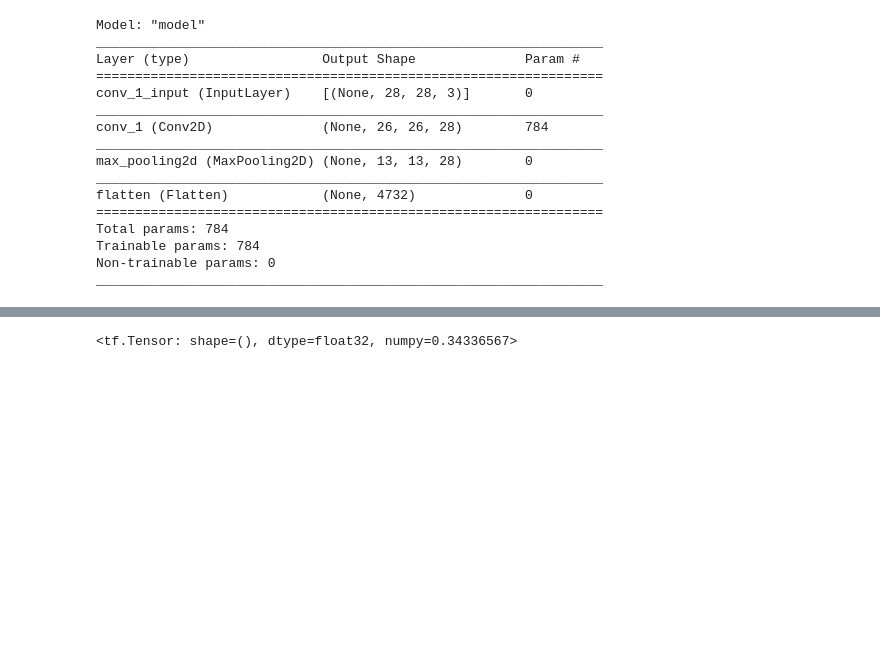
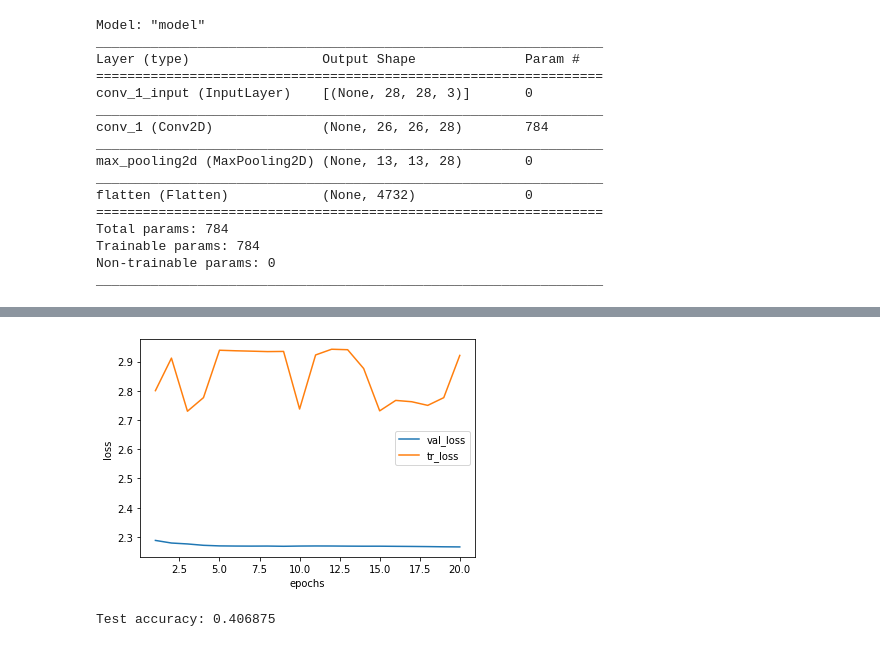
Before and after one commit to vvekraman/Missing-Class-Robust-Domain-Adaptation-by-Unilateral-Alignment, a Jupyter notebook: Implementation_DAUA.ipynb, the cells around one changed output, grey strips where cells are left out. Drawn from its saved outputs; the diff is of its cells as text; code cells hidden in the pictures; blank space fills up the shorter version.

```diff
--- a/Implementation_DAUA.ipynb
+++ b/Implementation_DAUA.ipynb
@@ -337,17 +366,31 @@ Training accuracy @ epoch:  9  is  0.8919462
+# %%
+# plot
+plt.plot(np.arange(1, len(plot_val_loss)+1),plot_val_loss, label="val_loss")
+plt.plot(np.arange(1, len(plot_tr_loss)+1),plot_tr_loss, label="tr_loss")
+plt.xlabel('epochs')
+plt.ylabel('loss')
+plt.legend()
+plt.show()
+# %% [output]
+[figure, added]
 # %%
-# # Testing model_s2
-
-lbls=[]
-output=[]
+# Testing
+val_lbls=[]
+val_output=[]
 
 for i, (imgs, labels) in enumerate(mnistm_test):
-  out,_ = model_s2(imgs, training=False)
-  lbls.append(tf.constant(labels)[0])
-  output.append(out[0])
-  if i==10000:
-    break
+  # 2000->10000 taken for testing
+  if i>=2000:
+    if i==10000:
+      break
+    out,_ = model_s2(imgs, training=False)
+    val_lbls.append(tf.constant(labels)[0])
+    val_output.append(out[0])
 
+# Test accuracy
 cat_acc_test = tf.metrics.CategoricalAccuracy()
-cat_acc_test(lbls, output)
+val_accu = cat_acc_test(val_lbls, val_output)
+
+print("Test accuracy:", val_accu.numpy())
 # %% [output]
-<tf.Tensor: shape=(), dtype=float32, numpy=0.34336567>
+Test accuracy: 0.406875
```
Also changed, not shown: parts of 4 cells of this notebook.
